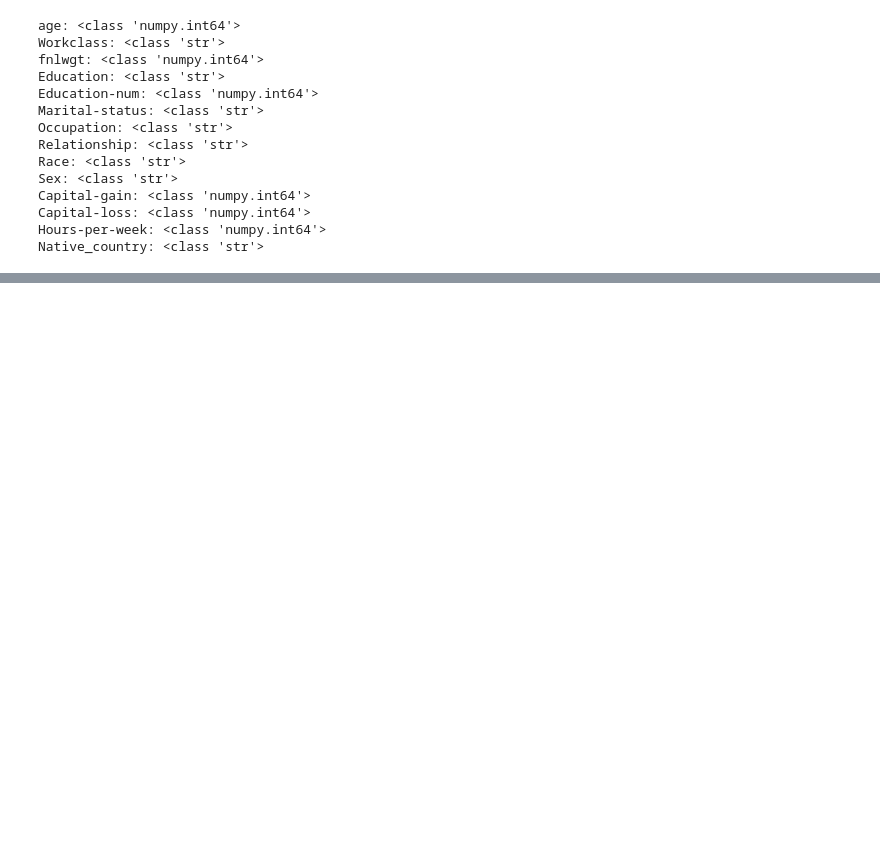
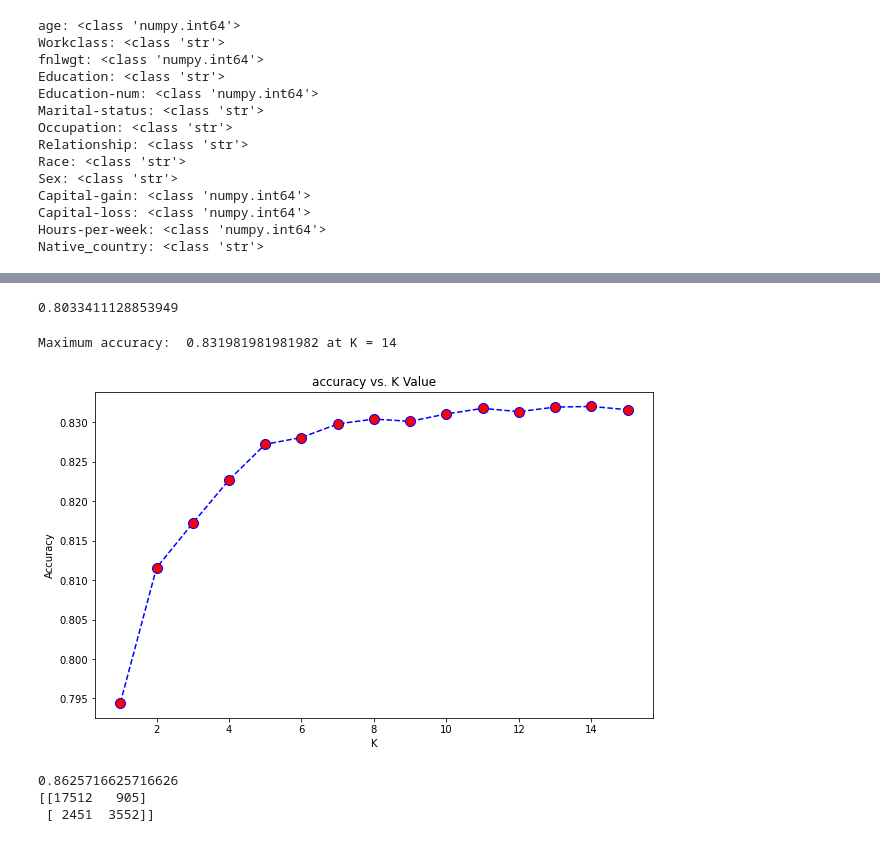
Before and after one commit to JacobHurley/Data498Capstone, a Jupyter notebook: Capstone Project Python.ipynb, the cells around one changed output, grey strips where cells are left out. Drawn from its saved outputs; the diff is of its cells as text; code cells hidden in the pictures; blank space fills up the shorter version.

```diff
--- a/Capstone Project Python.ipynb
+++ b/Capstone Project Python.ipynb
@@ -164,0 +188,55 @@ Native_country: <class 'str'>
+# %%
+from sklearn.preprocessing import StandardScaler
+scale = StandardScaler()
+scale.fit(X_train)
+X_train = scale.transform(X_train)
+# %%
+from sklearn.naive_bayes import GaussianNB
+
+nb = GaussianNB()
+nb.fit(X_train,Y_train)
+Y_pred = nb.predict(X_test)
+
+# Evaluate Accuracy
+nb.score(X_test, Y_test)
+# %% [output]
+0.8033411128853949
+# %%
+#-------------------------------------------------------------------------
+#TRY NOT TO RERUN. THIS TAKES FOREVER BECAUSE OF THE LARGE AMOUNT OF DATA
+#-------------------------------------------------------------------------
+from sklearn.neighbors import KNeighborsClassifier
+from sklearn.model_selection import cross_val_score
+import matplotlib.pyplot as plt
+from matplotlib.ticker import NullFormatter
+import pandas as pd
+import matplotlib.ticker as ticker
+%matplotlib inline
+from sklearn import metrics
+acc = []
+# Will take some time
+for i in range(1,16):
+    neigh = KNeighborsClassifier(n_neighbors = i).fit(X_train,Y_train)
+    yhat = neigh.predict(X_train)
+    acc.append(np.mean(cross_val_score(neigh,X_train,Y_train,scoring = 'accuracy', cv = 10)))
+
+plt.figure(figsize=(10,6))
+plt.plot(range(1,16),acc,color = 'blue',linestyle='dashed',
+         marker='o',markerfacecolor='red', markersize=10)
+plt.title('accuracy vs. K Value')
+plt.xlabel('K')
+plt.ylabel('Accuracy')
+print("Maximum accuracy: ",max(acc),"at K =",acc.index(max(acc))+1)
+# %% [output]
+Maximum accuracy:  0.831981981981982 at K = 14
+[figure, added]
+# %%
+from sklearn.metrics import confusion_matrix
+neigh = KNeighborsClassifier(n_neighbors = 8).fit(X_train,Y_train)
+Y_pred = neigh.predict(X_train)
+print(neigh.score(X_train,Y_train))
+print(confusion_matrix(Y_train,Y_pred))
+# %% [output]
+0.8625716625716626
+[[17512   905]
+ [ 2451  3552]]
```
Also changed, not shown: parts of 3 cells of this notebook.
